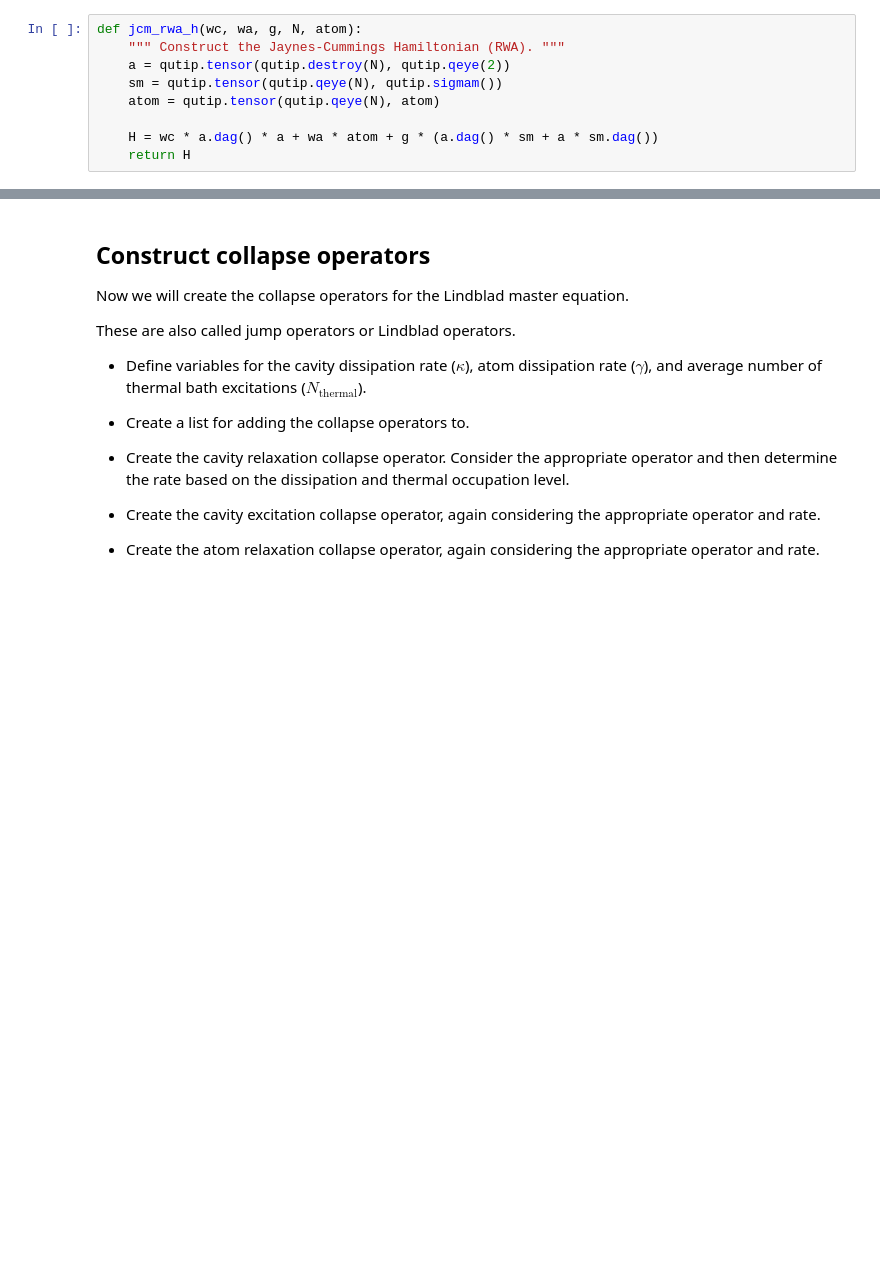
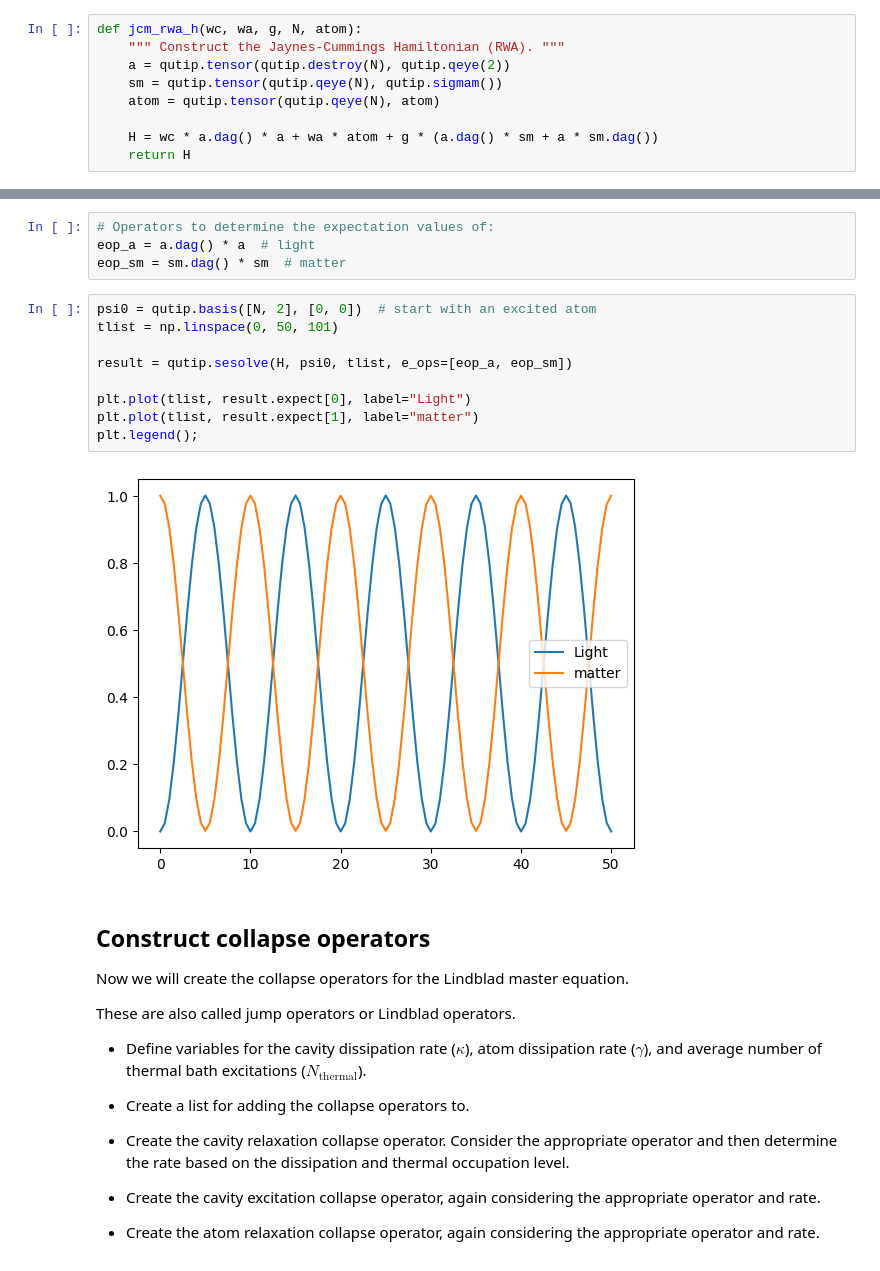
Before and after one commit to hodgestar/qutip-asqsqis-2022, a Jupyter notebook: _sources/tutorials/04-qutip-jcm-ii.ipynb, the cells around one changed output, grey strips where cells are left out. Drawn from its saved outputs; the diff is of its cells as text; blank space fills up the shorter version.

```diff
--- a/_sources/tutorials/04-qutip-jcm-ii.ipynb
+++ b/_sources/tutorials/04-qutip-jcm-ii.ipynb
@@ -40,3 +65,18 @@ def jcm_rwa_h(wc, wa, g, N, atom):
+# %%
+# Operators to determine the expectation values of:
+eop_a = a.dag() * a  # light
+eop_sm = sm.dag() * sm  # matter
+# %%
+psi0 = qutip.basis([N, 2], [0, 0])  # start with an excited atom
+tlist = np.linspace(0, 50, 101)
+
+result = qutip.sesolve(H, psi0, tlist, e_ops=[eop_a, eop_sm])
+
+plt.plot(tlist, result.expect[0], label="Light")
+plt.plot(tlist, result.expect[1], label="matter")
+plt.legend();
+# %% [output]
+[figure, added]
 # %% [markdown]
 ## Construct collapse operators
 
```
Also changed, not shown: parts of 6 cells of this notebook, 47 other files.
